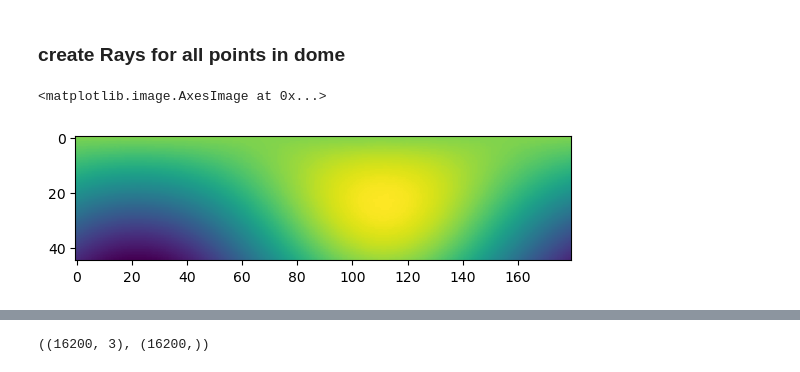
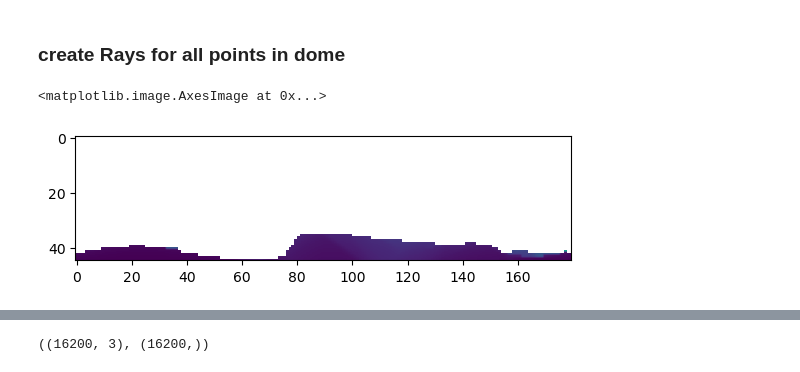
Before and after one commit to Generative-Systems-Sciences/Enschede_3dWorkbench, a Jupyter notebook: Notebook/Sky-view Factor.ipynb, the cells around one changed output, grey strips where cells are left out. Cells and saved outputs as stored; diff of their text form; code cells hidden in the pictures.

Commit message:
Calculated SVF for 1 vertex

```diff
--- a/Notebook/Sky-view Factor.ipynb
+++ b/Notebook/Sky-view Factor.ipynb
@@ -94,21 +96,22 @@ o3d.visualization.draw_geometries([domeMesh])
 # %%
-vertex = np.array(mesh.vertices[2000]+[0,0,1])
+vertex = np.array(mesh.vertices[650]+[0,0,1])
 rayOrigins = np.broadcast_to(vertex, CartesianPointsT.shape)
-rayDirections=(CartesianPointsT+rayOrigins)
+rayDirections=(CartesianPointsT)
 raysOD = np.concatenate((rayOrigins,rayDirections), axis=2)
 
 o3dMesh = o3d.io.read_triangle_mesh('../Results/mesh.obj')
 
 o3dMeshLegacy = o3d.t.geometry.TriangleMesh.from_legacy(o3dMesh)
 scene = o3d.t.geometry.RaycastingScene()
 scene.add_triangles(o3dMeshLegacy)
 
 o3dRayGrid=o3d.core.Tensor(raysOD,dtype=o3d.core.Dtype.Float32)
 
 ans = scene.cast_rays(o3dRayGrid)
 
 # Visualize the hit distance (depth)
-plt.imshow(ans['t_hit'].numpy().T)
+SVimage= ans['t_hit'].numpy().T
+plt.imshow(SVimage)
 # %% [output]
 <matplotlib.image.AxesImage at 0x...>
-[figure, old version]
+[figure, new version]
```
Also changed, not shown: parts of 4 cells of this notebook.
